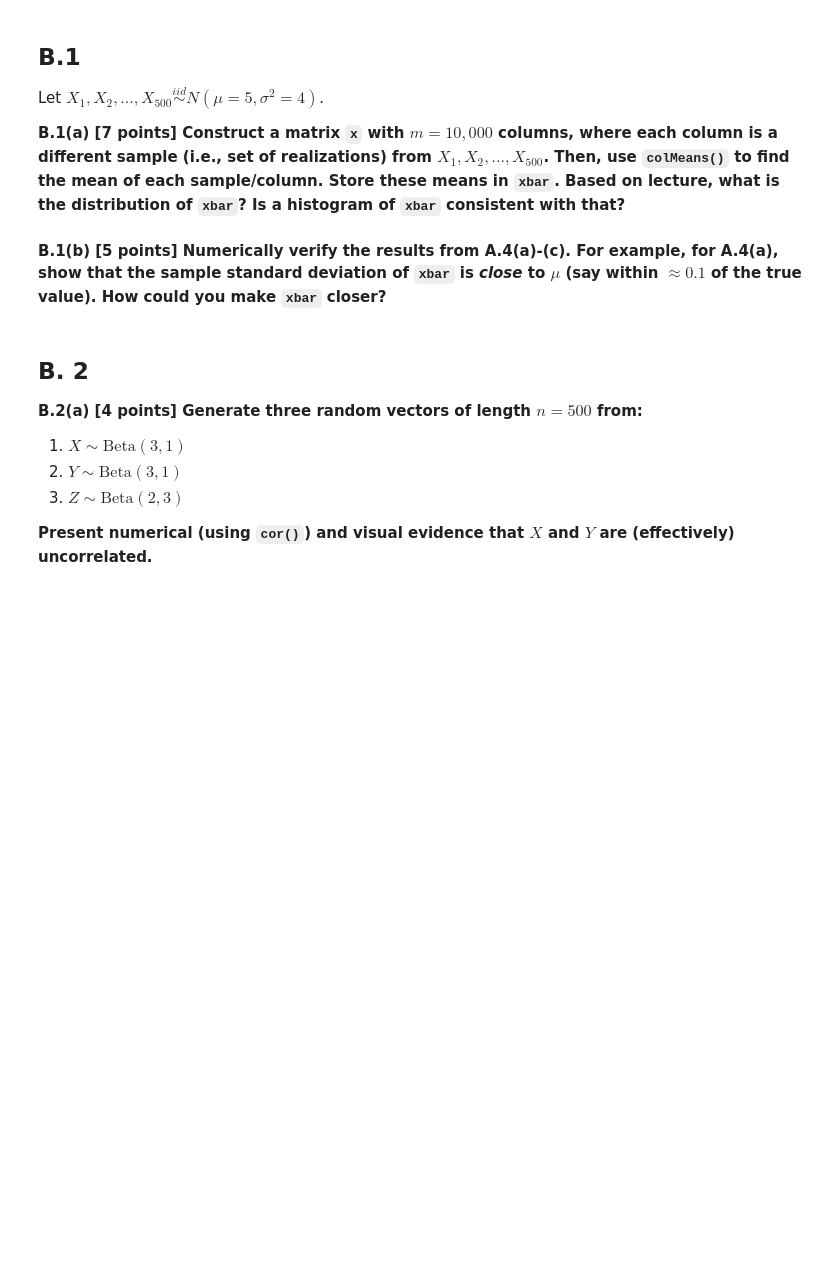
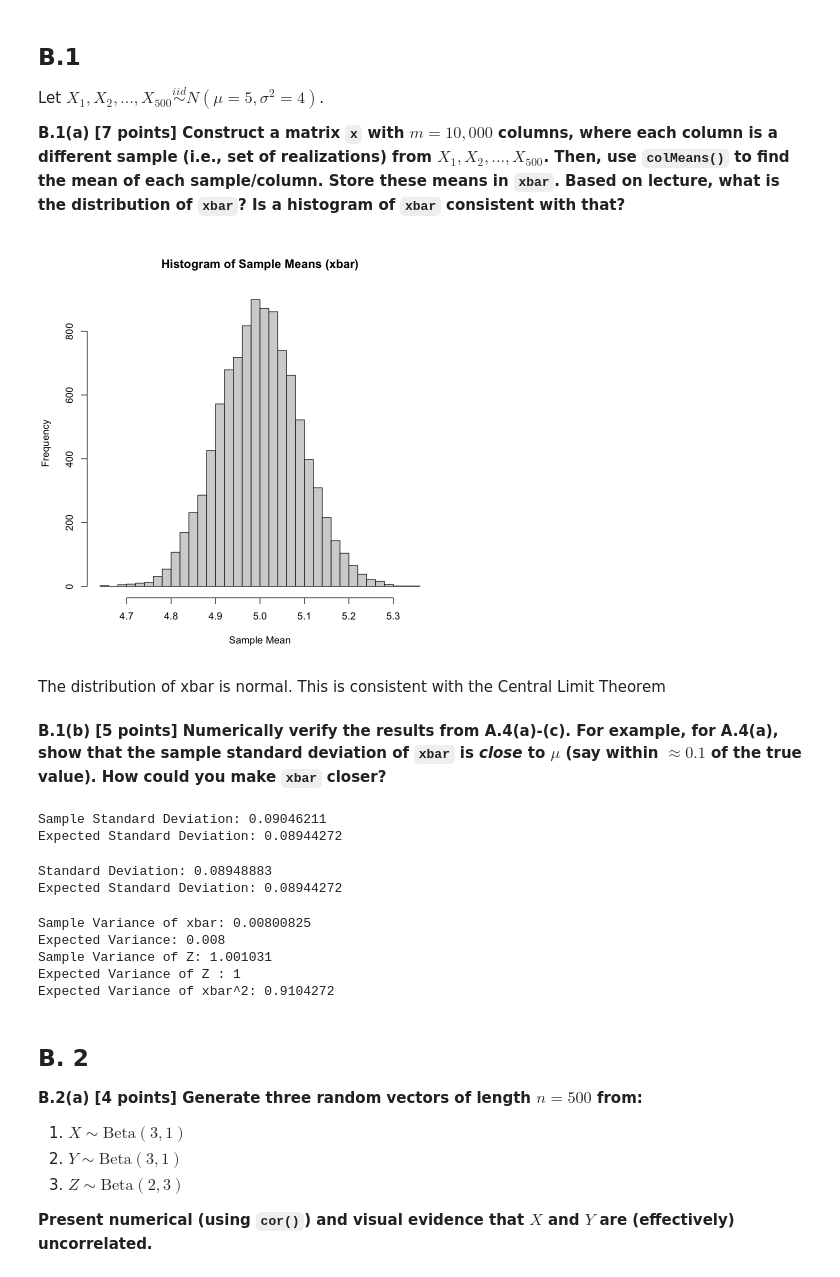
Before and after one commit to yyhufo/STAT4000, a Jupyter notebook: Homework5/STAT5000_HW5.ipynb, the cells around one changed output. Saved outputs shown, nothing was run; the diff lists cells and outputs as text; code cells hidden in the pictures; blank space fills up the shorter version.

```diff
--- a/Homework5/STAT5000_HW5.ipynb
+++ b/Homework5/STAT5000_HW5.ipynb
@@ -81,8 +396,81 @@ Let $X_{F}$ be the random variable that denotes Frank’s score in a game, and $
 Let $ X_{1},X_{2},...,X_{500} \overset{iid}{\sim} N( \mu = 5 , \sigma^{2} = 4)$.
 
 **B.1(a) [7 points] Construct a matrix `x` with $m = 10,000$ columns, where each column is a different sample (i.e., set of realizations) from $ X_{1},X_{2},...,X_{500}$. Then, use `colMeans()` to find the mean of each sample/column. Store these means in `xbar`. Based on lecture, what is the distribution of `xbar`? Is a histogram of `xbar` consistent with that?**
+# %%
+mu <- 5
+sigma <- sqrt(4)
+n_samples <- 10000
+n_variables <- 500
+
+x <- matrix(rnorm(n_samples * n_variables, mean = mu, sd = sigma), ncol = n_samples)
+
+xbar <- colMeans(x)
+
+hist(xbar, breaks = 30, main = "Histogram of Sample Means (xbar)", xlab = "Sample Mean", ylab = "Frequency")
+# %% [output]
+[figure, added]
+# %% [markdown]
+The distribution of xbar is normal. This is consistent with the Central Limit Theorem
 # %% [markdown]
 **B.1(b) [5 points] Numerically verify the results from A.4(a)-(c). For example, for A.4(a), show that the sample standard deviation of `xbar` is *close* to $\mu$ (say within $\approx0.1$ of the true value). How could you make `xbar` closer?**
+# %%
+mu <- 5
+sigma <- 2
+n_samples <- 10000
+n_variables <- 500
+
+x <- matrix(rnorm(n_samples * n_variables, mean = mu, sd = sigma), ncol = n_samples)
+
+xbar <- colMeans(x)
+sample_std <- sd(xbar)
+expected_std <- sigma / sqrt(n_variables)
+
+cat("Sample Standard Deviation:", sample_std, "\n")
+cat("Expected Standard Deviation:", expected_std, "\n")
+# %% [output]
+Sample Standard Deviation: 0.09046211
+Expected Standard Deviation: 0.08944272
+# %%
+x <- matrix(rnorm(n_samples * n_variables, mean = mu, sd = sigma), ncol = n_samples)
+
+xbar <- colMeans(x)
+
+std_dev <- sd(xbar)
+
+Z <- (xbar - mu) / (sigma / sqrt(n_variables))
+
+expected_Z <- rnorm(n_samples, mean = 0, sd = 1)
+
+cat("Standard Deviation:", std_dev, "\n")
+cat("Expected Standard Deviation:", sigma / sqrt(n_variables), "\n")
+# %% [output]
+Standard Deviation: 0.08948883
+Expected Standard Deviation: 0.08944272
+# %%
+sample_var <- var(xbar)
+
+Z <- (xbar - mu) / (sigma / sqrt(n_variables))
+
+sample_var_Z <- var(Z)
+
+expected_var_Z <- 1  # Since Z ~ N(0, 1)
+
+expected_var_sigma_Z_sq <- (sigma^2 / n_variables) * 2
+
+expected_var_xbar_sq <- 0 + 2 * mu * (sigma / sqrt(n_variables)) + expected_var_sigma_Z_sq
+
+# Print the results
+cat("Sample Variance of xbar:", sample_var, "\n")
+cat("Expected Variance:", (sigma^2 / n_variables), "\n")
+cat("Sample Variance of Z:", sample_var_Z, "\n")
+cat("Expected Variance of Z :", expected_var_Z, "\n")
+cat("Expected Variance of xbar^2:", expected_var_xbar_sq, "\n")
+# %% [output]
+Sample Variance of xbar: 0.00800825
+Expected Variance: 0.008
+Sample Variance of Z: 1.001031
+Expected Variance of Z : 1
+Expected Variance of xbar^2: 0.9104272
 # %% [markdown]
 ## B. 2
 
```
Also changed, not shown: parts of 23 cells of this notebook.
